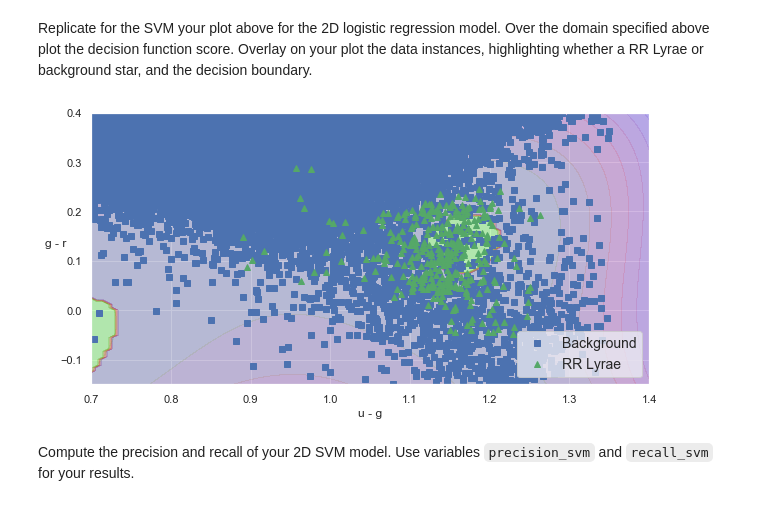
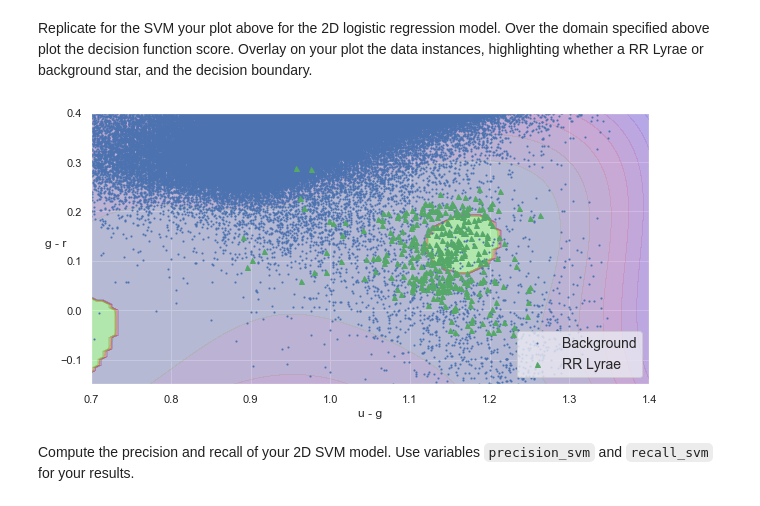
Before and after one commit to nishalad95/Machine_Learning_Big_Data, a Jupyter notebook: spce0038_coursework_NishaLad.ipynb, the cells around one changed output. Saved outputs shown, nothing was run; the diff lists cells and outputs as text; code cells hidden in the pictures.

```diff
--- a/spce0038_coursework_NishaLad.ipynb
+++ b/spce0038_coursework_NishaLad.ipynb
@@ -1109,33 +1109,33 @@ Replicate for the SVM your plot above for the 2D logistic regression model.  Ove
 # %%
 # YOUR CODE HERE
 
 def plot_dataset(X, y, axes):
-    plt.plot(X[:, 0][y==0], X[:, 1][y==0], "bs", label="Background")
-    plt.plot(X[:, 0][y==1], X[:, 1][y==1], "g^", label="RR Lyrae")
+    plt.plot(X[:, 0][y==0], X[:, 1][y==0], "bs", label="Background", markersize=1)
+    plt.plot(X[:, 0][y==1], X[:, 1][y==1], "g^", label="RR Lyrae", markersize=5)
     plt.axis(axes)
     plt.grid(True, which='both')
     plt.xlabel("u - g")
     plt.ylabel("g - r", rotation=0)
 
 
 def plot_predictions(clf, axes):
     x0s = np.linspace(axes[0], axes[1], 100)
     x1s = np.linspace(axes[2], axes[3], 100)
     x0, x1 = np.meshgrid(x0s, x1s)
     X = np.c_[x0.ravel(), x1.ravel()]
     y_pred = clf.predict(X).reshape(x0.shape)
     y_decision = clf.decision_function(X).reshape(x0.shape)
     plt.contourf(x0, x1, y_pred, cmap=plt.cm.brg, alpha=0.2)
     plt.contourf(x0, x1, y_decision, cmap=plt.cm.brg, alpha=0.1)
 
 
 plt.figure(figsize=(10, 5))
 plot_dataset(X_train_2d, y_train, [0.7, 1.4, -0.15, 0.4])
 plot_predictions(svm_clf, [0.7, 1.4, -0.15, 0.4])
 plt.legend(loc="lower right", fontsize=14)
 plt.show()
 # %% [output]
-[figure, old version]
+[figure, new version]
 # %% [markdown]
 Compute the precision and recall of your 2D SVM model. Use variables `precision_svm` and `recall_svm` for your results.
 # %%
```
Also changed, not shown: parts of 1 cell of this notebook.
